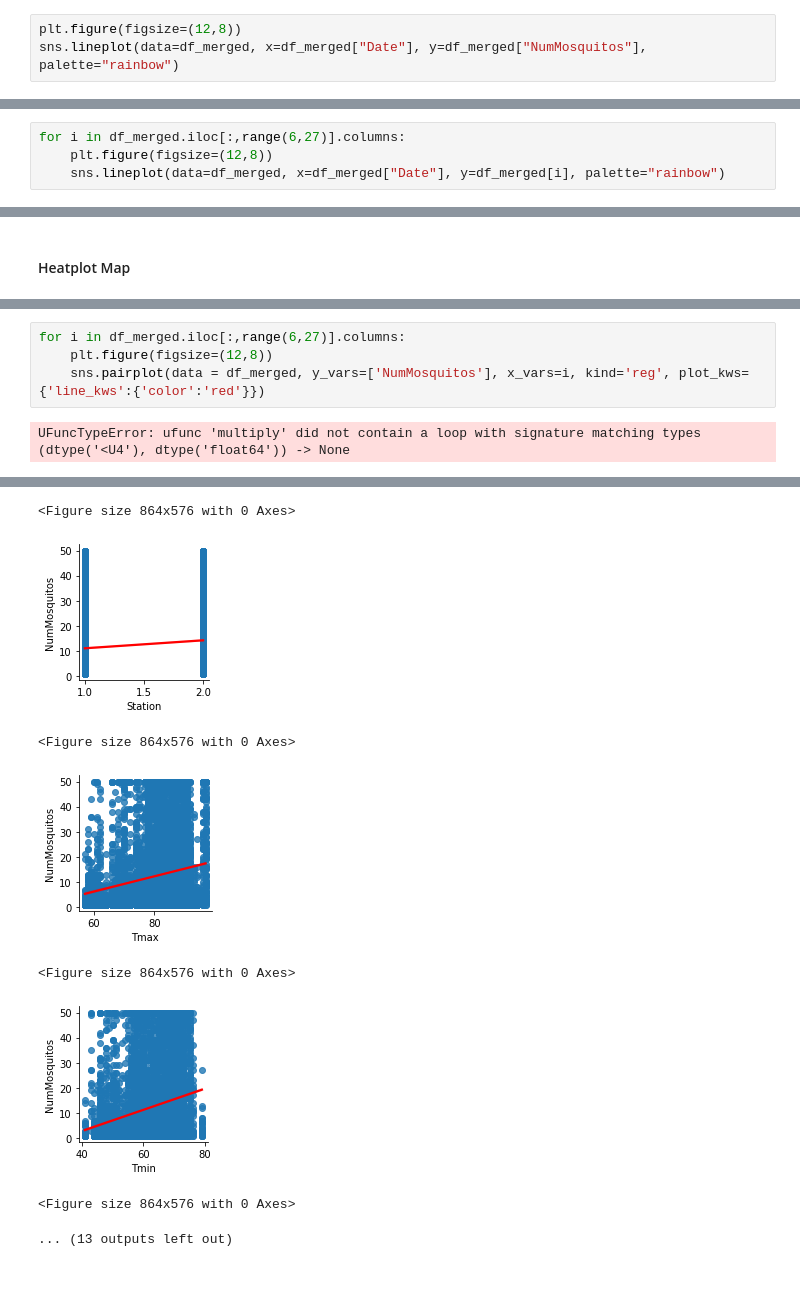
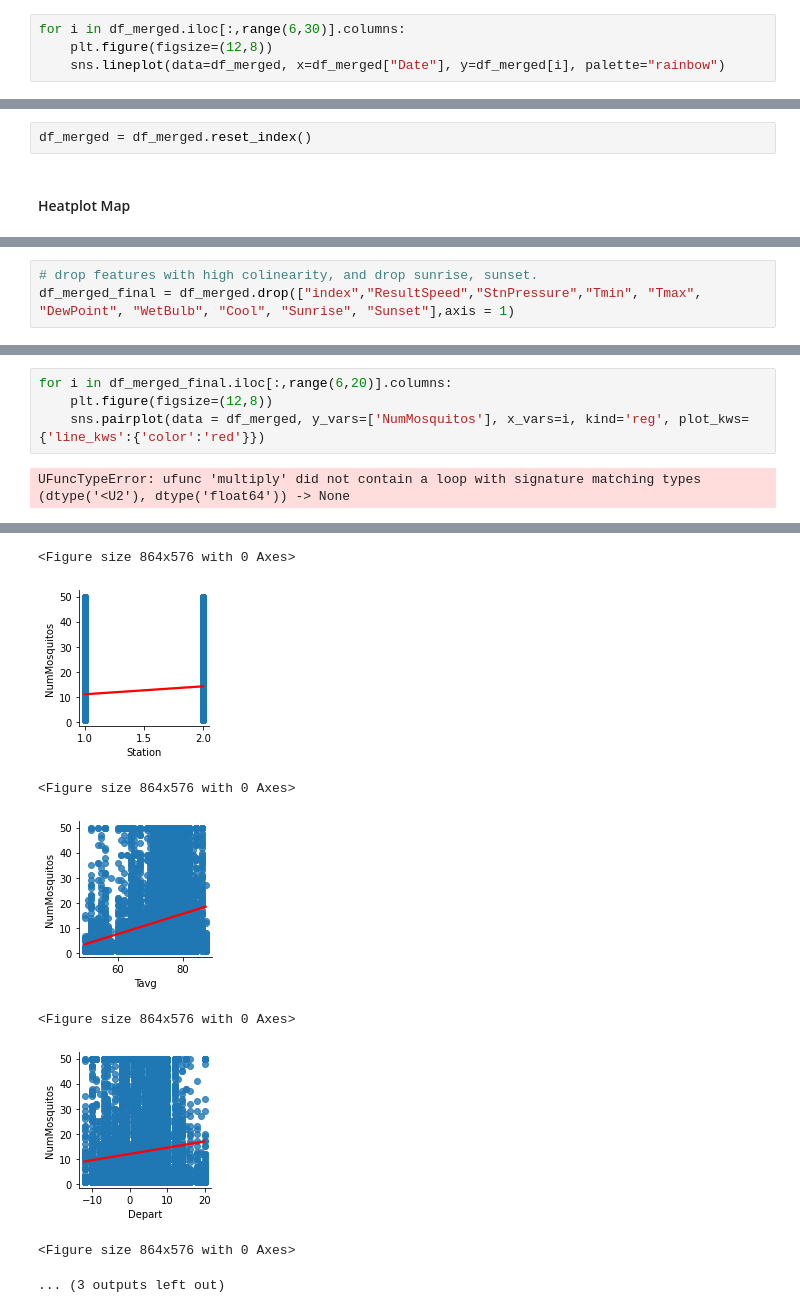
Before and after one commit to eeshawn11/DSI33-Project4, a Jupyter notebook: code/clean_1.ipynb, the cells around one changed output, grey strips where cells are left out. Saved outputs shown, nothing was run; the diff lists cells and outputs as text; blank space fills up the shorter version.

```diff
--- a/code/clean_1.ipynb
+++ b/code/clean_1.ipynb
@@ -1287,4 +1444,5 @@ memory usage: 2.3+ MB
 # %%
-plt.figure(figsize=(12,8))
-sns.lineplot(data=df_merged, x=df_merged["Date"], y=df_merged["NumMosquitos"], palette="rainbow")
+for i in df_merged.iloc[:,range(6,30)].columns:
+    plt.figure(figsize=(12,8))
+    sns.lineplot(data=df_merged, x=df_merged["Date"], y=df_merged[i], palette="rainbow")
 # %% [output]
@@ -1293,4 +1461,0 @@ sns.lineplot(data=df_merged, x=df_merged["Date"], y=df_merged["NumMosquitos"], p
-# %%
-for i in df_merged.iloc[:,range(6,27)].columns:
-    plt.figure(figsize=(12,8))
-    sns.lineplot(data=df_merged, x=df_merged["Date"], y=df_merged[i], palette="rainbow")
@@ -1312,4 +1464,6 @@ for i in df_merged.iloc[:,range(6,27)].columns:
 df_merged.drop("SnowFall",axis = 1, inplace = True)
+# %%
+df_merged = df_merged.reset_index()
 # %% [markdown]
 #### Heatplot Map
 # %%
@@ -1352,0 +1512,3 @@ sns.heatmap(
+# %%
+# drop features with high colinearity, and drop sunrise, sunset.
+df_merged_final = df_merged.drop(["index","ResultSpeed","StnPressure","Tmin", "Tmax", "DewPoint", "WetBulb", "Cool", "Sunrise", "Sunset"],axis = 1)
@@ -1353,18 +1535,18 @@ sns.heatmap(
 # %%
-for i in df_merged.iloc[:,range(6,27)].columns:
+for i in df_merged_final.iloc[:,range(6,20)].columns:
     plt.figure(figsize=(12,8))
     sns.pairplot(data = df_merged, y_vars=['NumMosquitos'], x_vars=i, kind='reg', plot_kws={'line_kws':{'color':'red'}})
 # %% [output]
-UFuncTypeError: ufunc 'multiply' did not contain a loop with signature matching types (dtype('<U4'), dtype('float64')) -> None
+UFuncTypeError: ufunc 'multiply' did not contain a loop with signature matching types (dtype('<U2'), dtype('float64')) -> None
 <Figure size 864x576 with 0 Axes>
 [figure]
 <Figure size 864x576 with 0 Axes>
 [figure]
 <Figure size 864x576 with 0 Axes>
 [figure]
 <Figure size 864x576 with 0 Axes>
-[figure, old version]
+[figure, new version]
 <Figure size 864x576 with 0 Axes>
-[figure, old version]
+[figure, new version]
 <Figure size 864x576 with 0 Axes>
-... (13 outputs left out)
+... (3 outputs left out)
```
Also changed, not shown: parts of 42 cells of this notebook, 3 other files.
